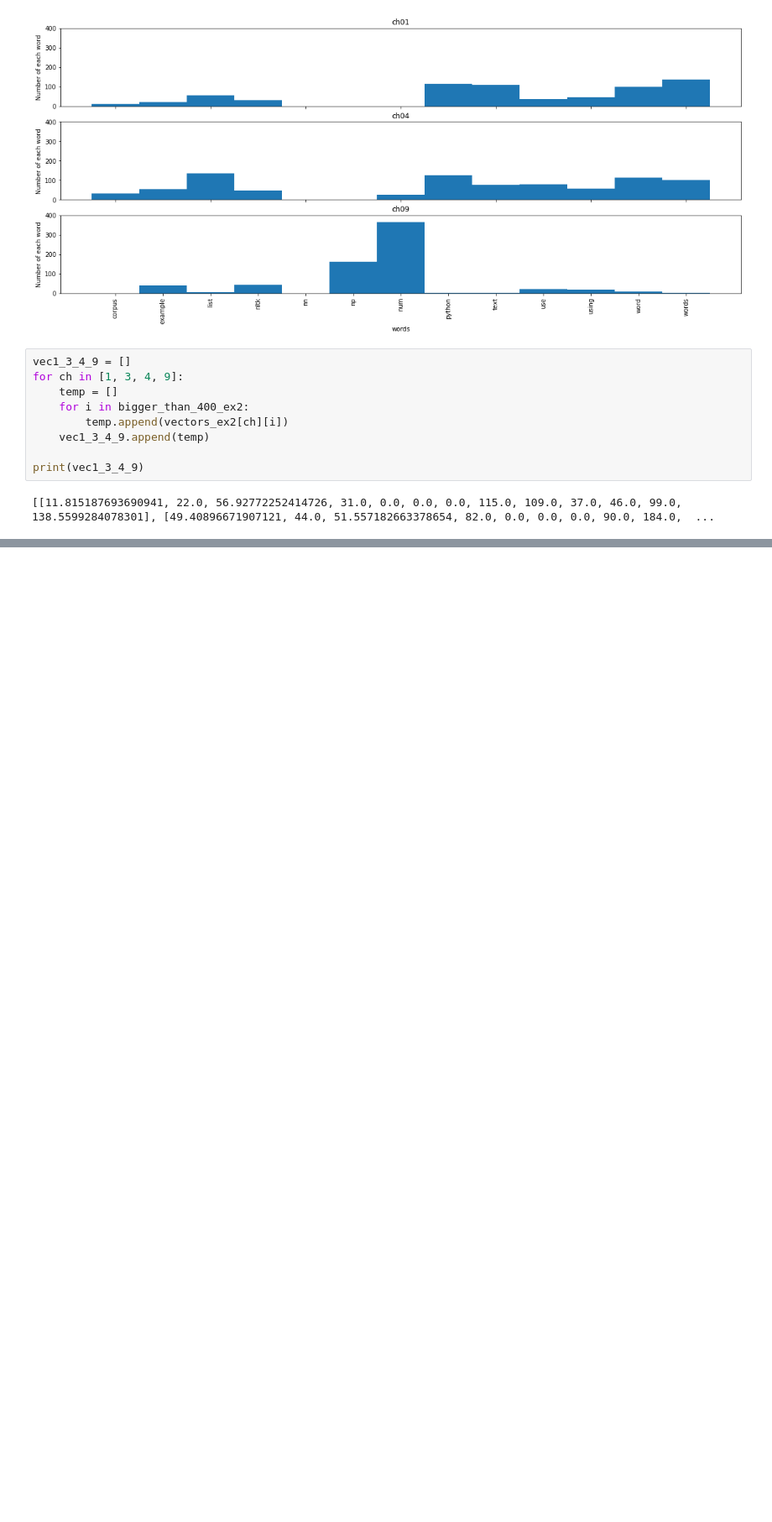
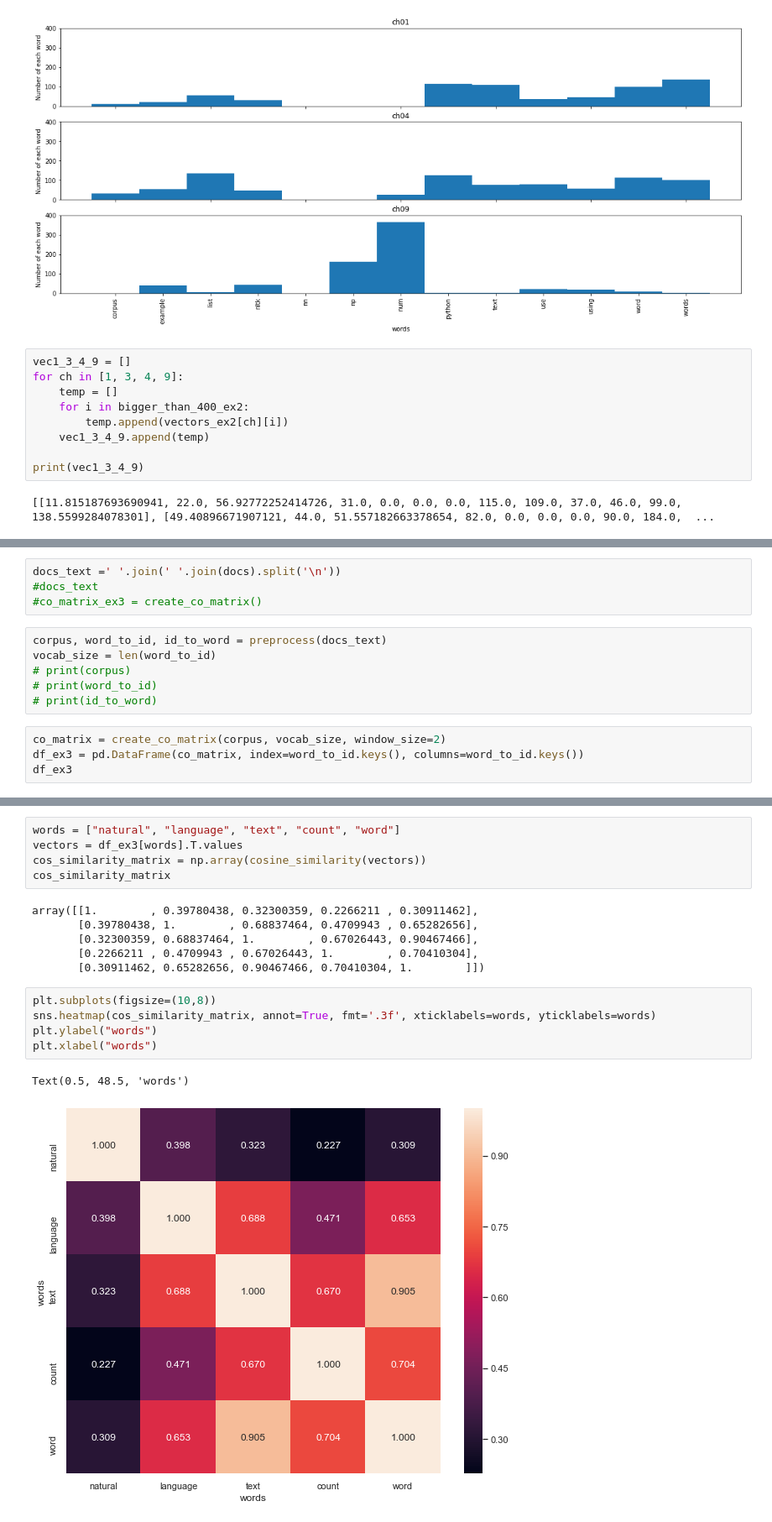
Before and after one commit to m-yusuke/datamining_report3, a Jupyter notebook: nlp.ipynb, the cells around one changed output, grey strips where cells are left out. Shown at 84% size. Saved outputs shown, nothing was run; the diff lists cells and outputs as text; blank space fills up the shorter version.

```diff
--- a/nlp.ipynb
+++ b/nlp.ipynb
@@ -355,0 +489,14 @@ plt.bar(x, vec1_3_4_9[3], width=1.0)
+# %%
+docs_text =' '.join(' '.join(docs).split('\n'))
+#docs_text
+#co_matrix_ex3 = create_co_matrix()
+# %%
+corpus, word_to_id, id_to_word = preprocess(docs_text)
+vocab_size = len(word_to_id)
+# print(corpus)
+# print(word_to_id)
+# print(id_to_word)
+# %%
+co_matrix = create_co_matrix(corpus, vocab_size, window_size=2)
+df_ex3 = pd.DataFrame(co_matrix, index=word_to_id.keys(), columns=word_to_id.keys())
+df_ex3
@@ -355,0 +517,19 @@ plt.bar(x, vec1_3_4_9[3], width=1.0)
+# %%
+words = ["natural", "language", "text", "count", "word"]
+vectors = df_ex3[words].T.values
+cos_similarity_matrix = np.array(cosine_similarity(vectors))
+cos_similarity_matrix
+# %% [output]
+array([[1.        , 0.39780438, 0.32300359, 0.2266211 , 0.30911462],
+       [0.39780438, 1.        , 0.68837464, 0.4709943 , 0.65282656],
+       [0.32300359, 0.68837464, 1.        , 0.67026443, 0.90467466],
+       [0.2266211 , 0.4709943 , 0.67026443, 1.        , 0.70410304],
+       [0.30911462, 0.65282656, 0.90467466, 0.70410304, 1.        ]])
+# %%
+plt.subplots(figsize=(10,8))
+sns.heatmap(cos_similarity_matrix, annot=True, fmt='.3f', xticklabels=words, yticklabels=words)
+plt.ylabel("words")
+plt.xlabel("words")
+# %% [output]
+Text(0.5, 48.5, 'words')
+[figure, added]
```
Also changed, not shown: parts of 25 cells of this notebook.
